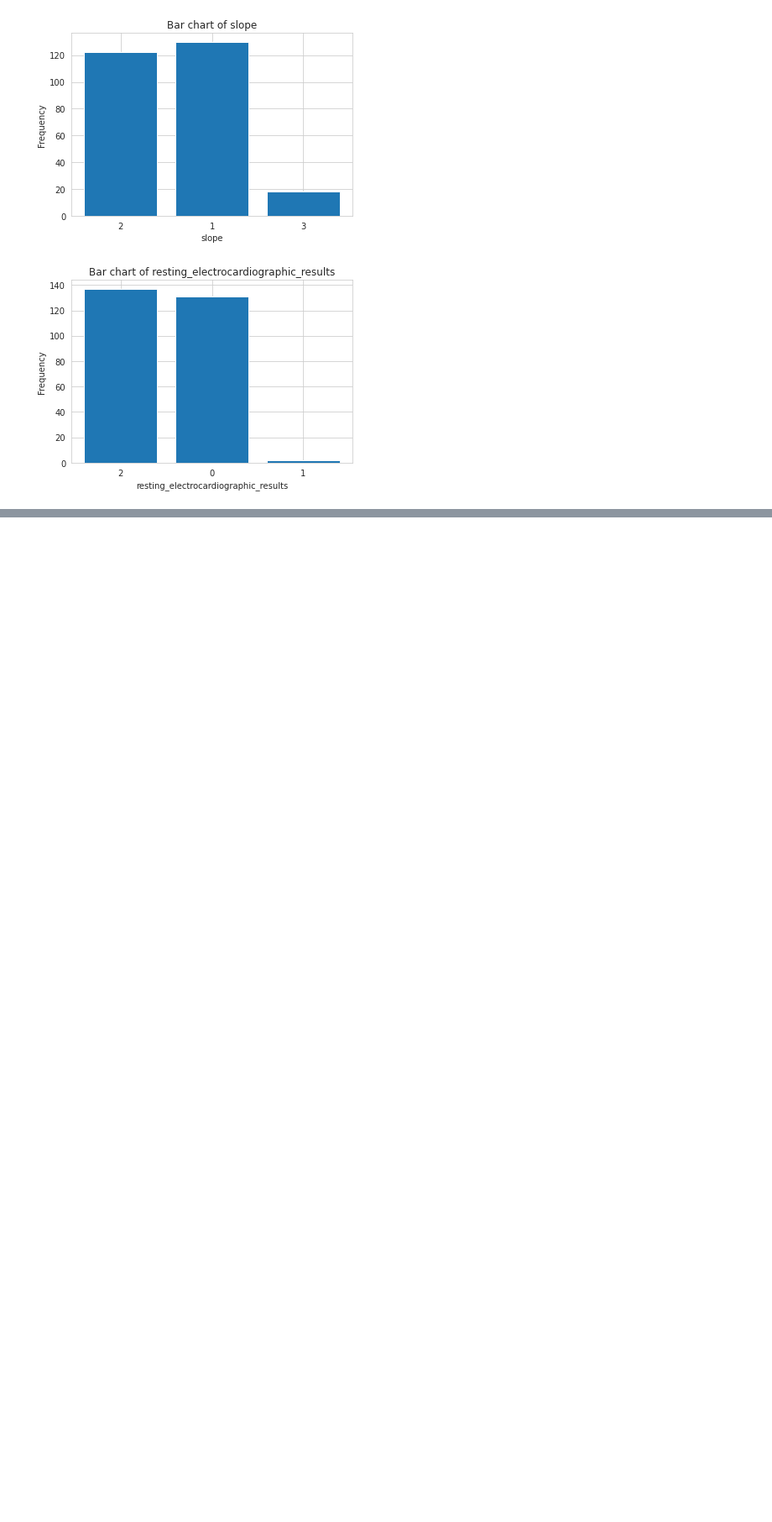
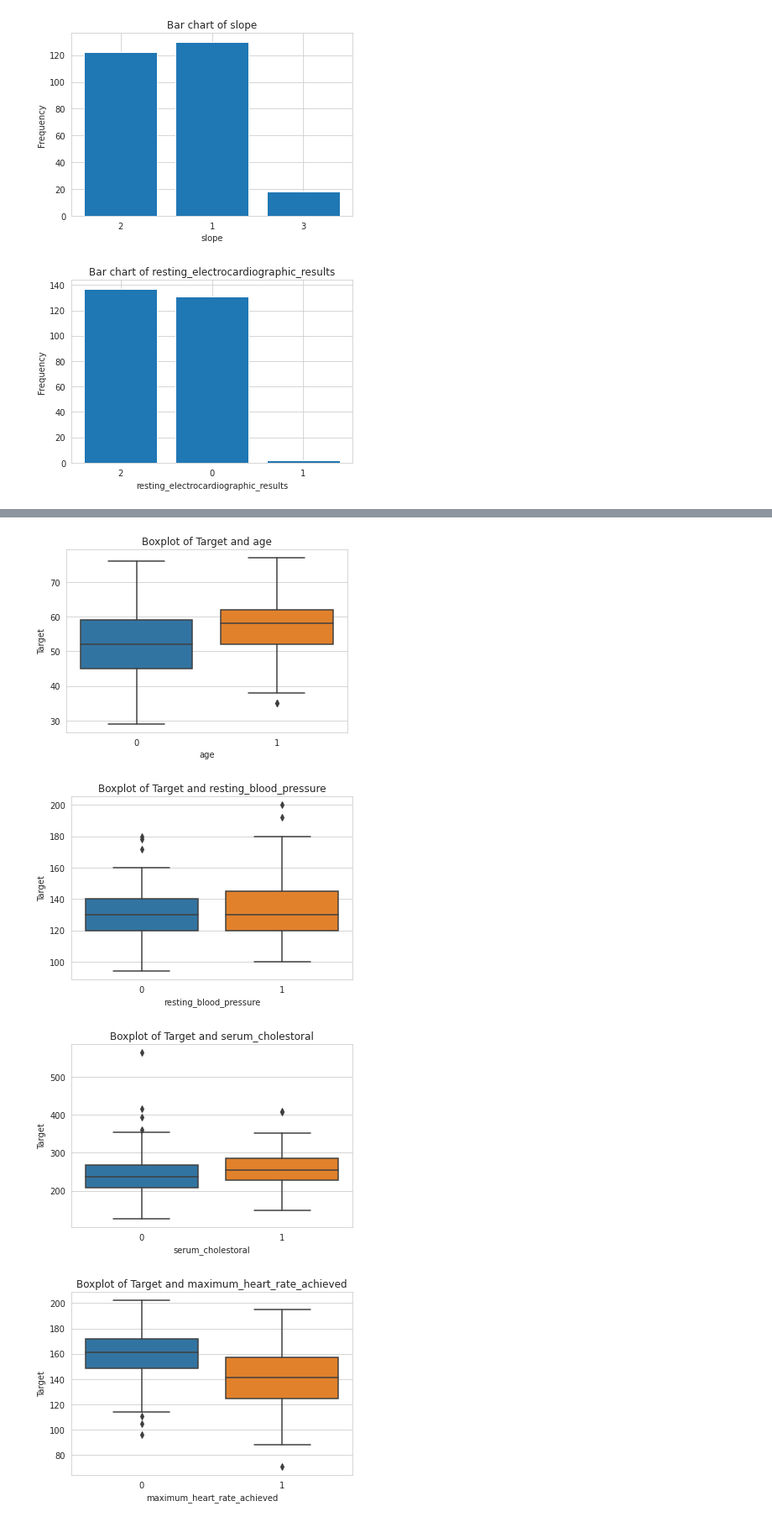
Before and after one commit to Houssem23x/Heart_disease, a Jupyter notebook: Heart.ipynb, the cells around one changed output, grey strips where cells are left out. Shown at 84% size. Drawn from its saved outputs; the diff is of its cells as text; code cells hidden in the pictures; blank space fills up the shorter version.

Commit message:
Adding bivariate plot

```diff
--- a/Heart.ipynb
+++ b/Heart.ipynb
@@ -289,0 +295,14 @@ for col in categorical_features:
+# %%
+# the relationship between the numerical feartures and the target
+#Box plot
+for col in numerical_features:
+  sns.boxplot(x='class',y=col,data=raw_data)
+  plt.xlabel(col)
+  plt.ylabel('Target')
+  plt.title('Boxplot of Target and '+col)
+  plt.show()
+# %% [output]
+[figure, added]
+[figure, added]
+[figure, added]
+[figure, added]
```
Also changed, not shown: parts of 7 cells of this notebook.
